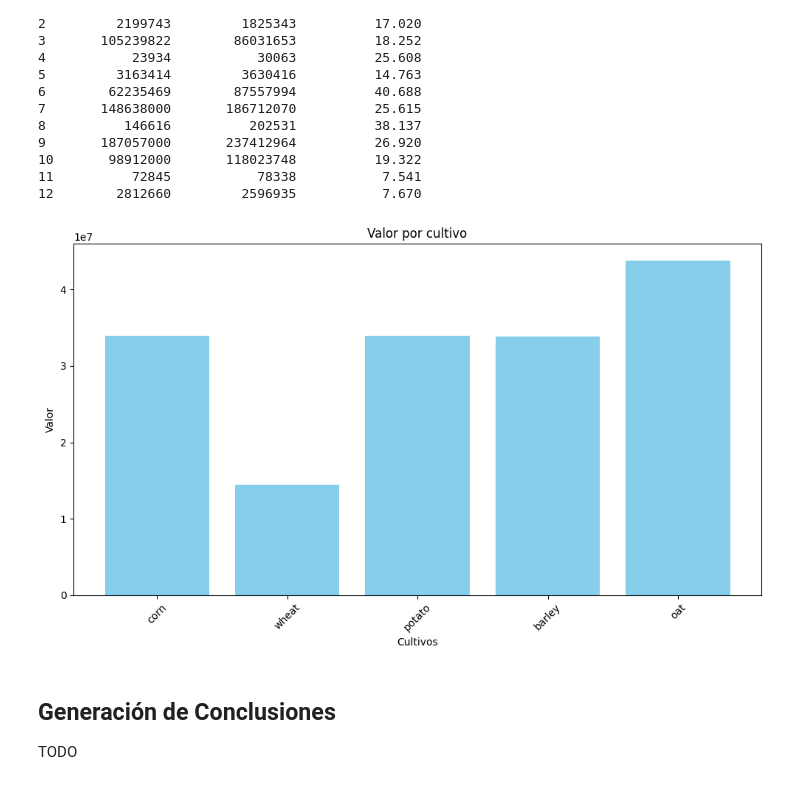
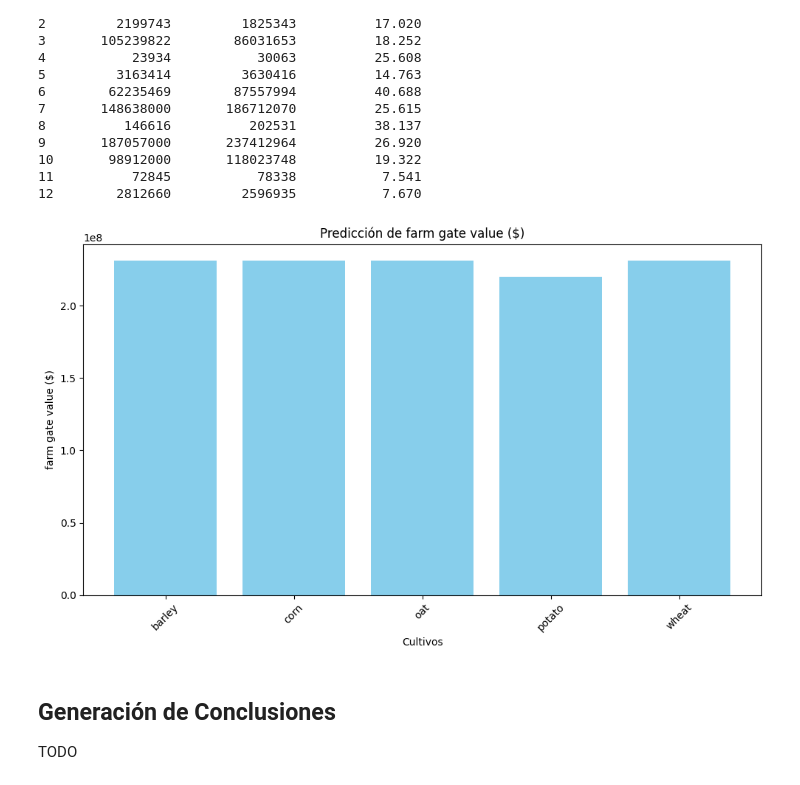
Before and after one commit to FlavioLionelRita/utn-data-science-labs, a Jupyter notebook: Exercises/05-ProduccionAgricola/lab.ipynb, the cells around one changed output. Saved outputs shown, nothing was run; the diff lists cells and outputs as text; code cells hidden in the pictures.

```diff
--- a/Exercises/05-ProduccionAgricola/lab.ipynb
+++ b/Exercises/05-ProduccionAgricola/lab.ipynb
@@ -456,16 +457,16 @@ import warnings
 warnings.filterwarnings("ignore", category=UserWarning)
 
 def predictFarGateValuePerCrop(province, crop, precipitation, acres):
-    data = [precipitation, acres]
-    for p in df2['province'].unique():
-        data.append(1 if p == province else 0)
-    for c in df2['crop'].unique():
-        data.append(1 if c == crop else 0)
-    return regression.predict([data])
+    data = { 'precipitation(mm)': precipitation, 'harvested area (acres)': acres }
+    for c in sorted(df2['crop'].unique()):
+        data[f'crop_{c}'] = 1 if c == crop else 0
+    for p in sorted(df2['province'].unique()):
+        data[f'province_{p}'] = 1 if p == province else 0
+    return regression.predict(pd.DataFrame([data]))
 
 def predictFarGateValuePerCrops(province, precipitation, acres):
     results = []
-    for crop in df2['crop'].unique():
+    for crop in sorted(df2['crop'].unique()):
         value = predictFarGateValuePerCrop(province, crop, precipitation, acres)
         results.append({'crop':crop,'value':value[0]})
     return results
@@ -479,21 +480,21 @@ def showResults(results):
     plt.figure(figsize=(10, 6))
     plt.bar(crops, values, color='skyblue')
     plt.xlabel('Cultivos')
-    plt.ylabel('Valor')
-    plt.title('Valor por cultivo')
+    plt.ylabel('farm gate value ($)')
+    plt.title('Predicción de farm gate value ($)')
     plt.xticks(rotation=45)  # Rotar las etiquetas del eje x para mayor claridad
     plt.tight_layout()  # Ajustar el diseño para evitar cortar las etiquetas
     plt.show()
 # %%
 # Se realiza la predicción para la provincia de 'AB' con una precipitación de 100 mm y 1000 acres
 # results = predictFarGateValuePerCrops('AB', 100, 1000)
 # showResults(results)
 
 # Se realiza la predicción para la provincia de 'SK' con una precipitación de 300 mm y 643000 acres
-results = predictFarGateValuePerCrops('SK', 300, 643000)
+results = predictFarGateValuePerCrops('MB', 1000, 8500000)
 showResults(results)
 # %% [output]
-[figure, old version]
+[figure, new version]
 # %% [markdown]
 ## Generación de Conclusiones
 
```
Also changed, not shown: parts of 1 cell of this notebook.
